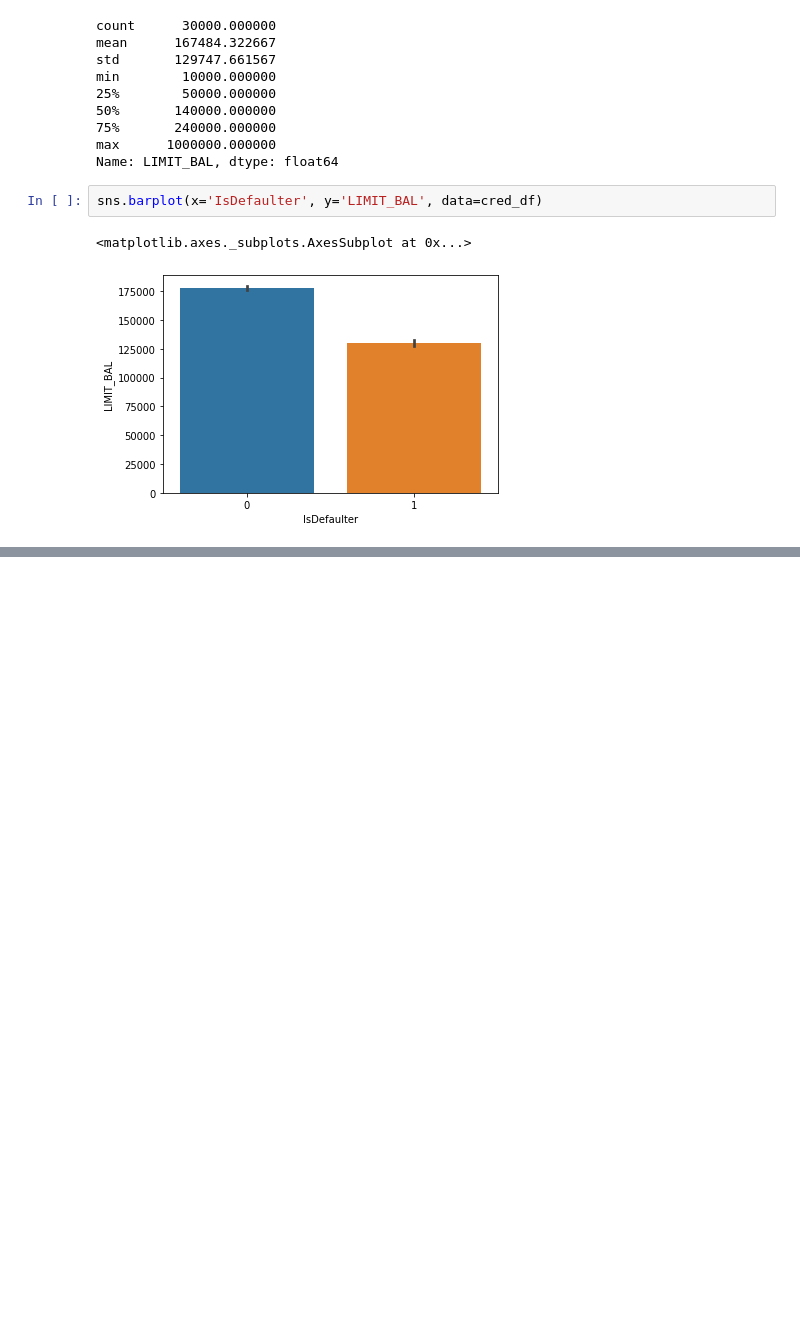
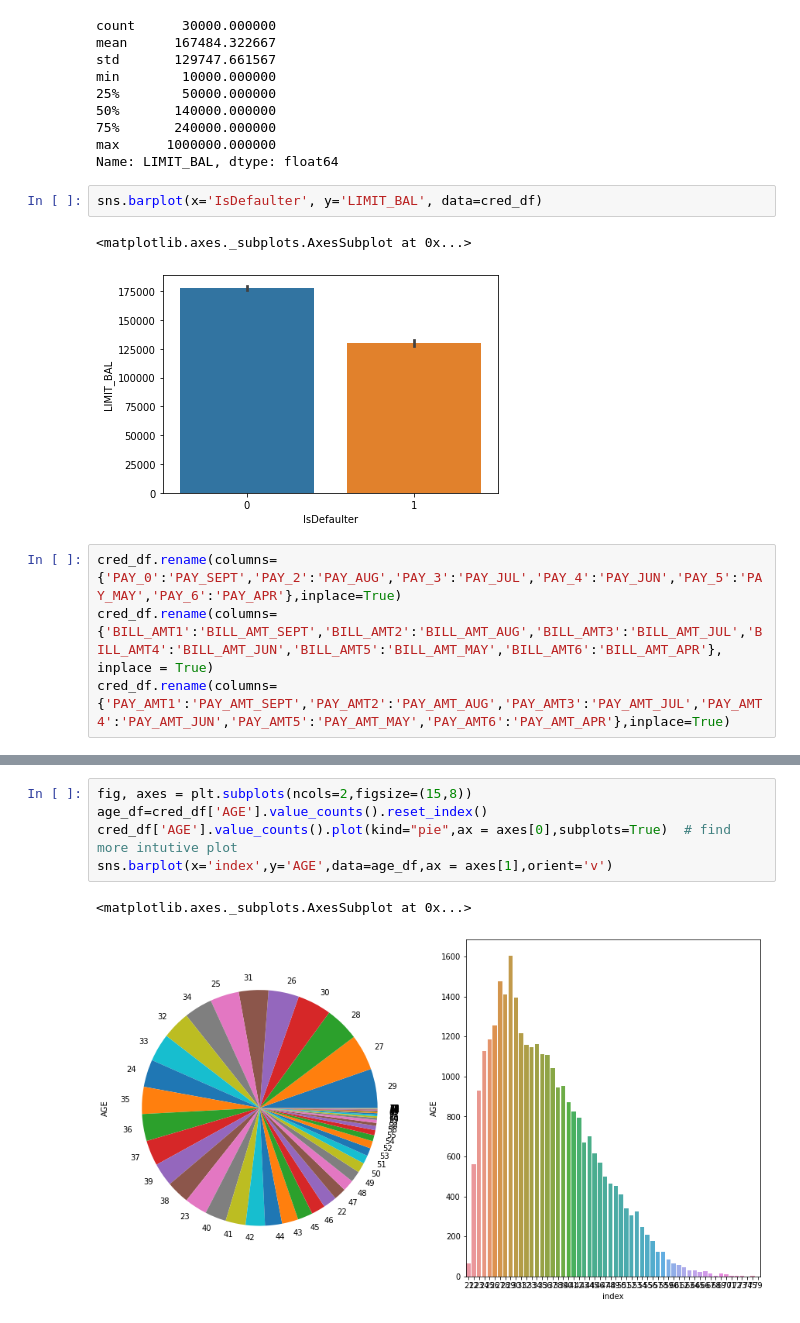
Before and after one commit to Creatrohit9/Credit-Card-Default-Prediction-Rohit-Bhadauriya, a Jupyter notebook: Credit_Card_Default_Prediction(Proponent_Ds)_Rohit_Bhadauriya_Capstone_Project.ipynb, the cells around one changed output, grey strips where cells are left out. Cells and saved outputs as stored; diff of their text form; blank space fills up the shorter version.

Commit message:
Commit for the age plot

```diff
--- a/Credit_Card_Default_Prediction(Proponent_Ds)_Rohit_Bhadauriya_Capstone_Project.ipynb
+++ b/Credit_Card_Default_Prediction(Proponent_Ds)_Rohit_Bhadauriya_Capstone_Project.ipynb
@@ -242,3 +242,7 @@ sns.barplot(x='IsDefaulter', y='LIMIT_BAL', data=cred_df)
 # %% [output]
 <matplotlib.axes._subplots.AxesSubplot at 0x...>
 [figure]
+# %%
+cred_df.rename(columns={'PAY_0':'PAY_SEPT','PAY_2':'PAY_AUG','PAY_3':'PAY_JUL','PAY_4':'PAY_JUN','PAY_5':'PAY_MAY','PAY_6':'PAY_APR'},inplace=True)
+cred_df.rename(columns={'BILL_AMT1':'BILL_AMT_SEPT','BILL_AMT2':'BILL_AMT_AUG','BILL_AMT3':'BILL_AMT_JUL','BILL_AMT4':'BILL_AMT_JUN','BILL_AMT5':'BILL_AMT_MAY','BILL_AMT6':'BILL_AMT_APR'}, inplace = True)
+cred_df.rename(columns={'PAY_AMT1':'PAY_AMT_SEPT','PAY_AMT2':'PAY_AMT_AUG','PAY_AMT3':'PAY_AMT_JUL','PAY_AMT4':'PAY_AMT_JUN','PAY_AMT5':'PAY_AMT_MAY','PAY_AMT6':'PAY_AMT_APR'},inplace=True)
@@ -244,0 +258,8 @@ sns.barplot(x='IsDefaulter', y='LIMIT_BAL', data=cred_df)
+# %%
+fig, axes = plt.subplots(ncols=2,figsize=(15,8))
+age_df=cred_df['AGE'].value_counts().reset_index()
+cred_df['AGE'].value_counts().plot(kind="pie",ax = axes[0],subplots=True)  # find more intutive plot
+sns.barplot(x='index',y='AGE',data=age_df,ax = axes[1],orient='v')
+# %% [output]
+<matplotlib.axes._subplots.AxesSubplot at 0x...>
+[figure, added]
```
Also changed, not shown: parts of 1 cell of this notebook.
